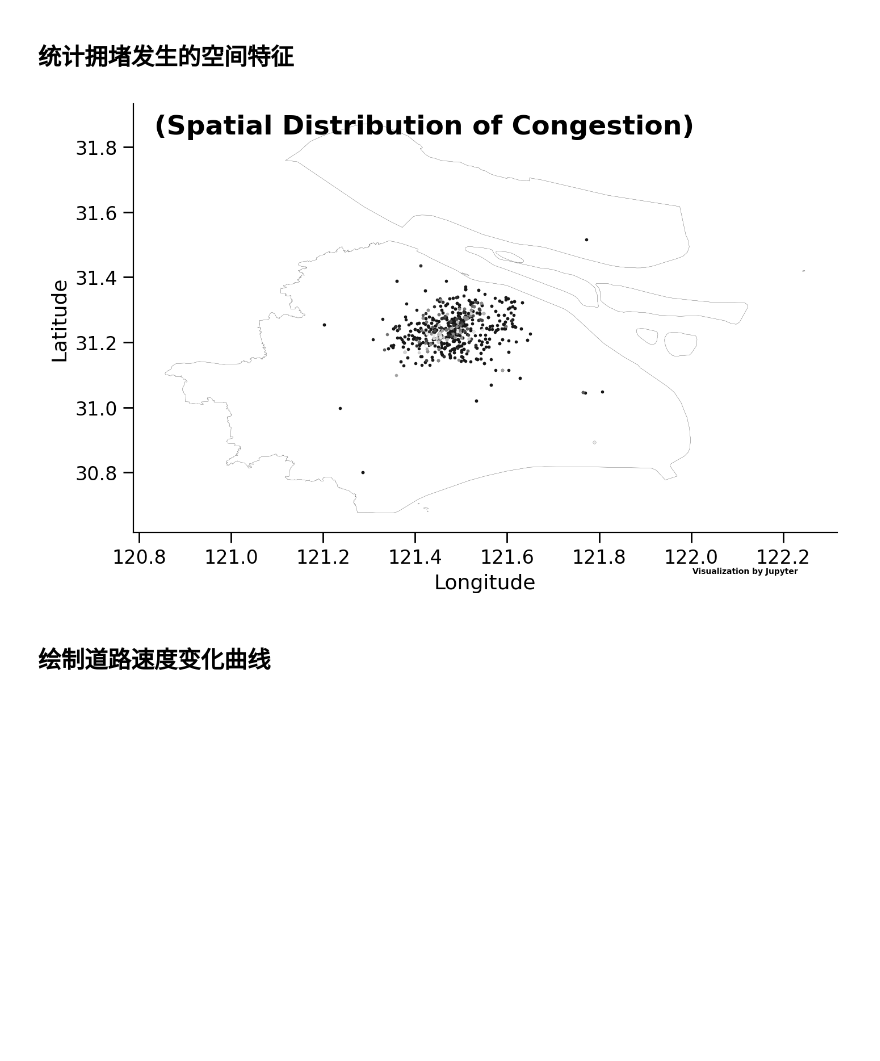
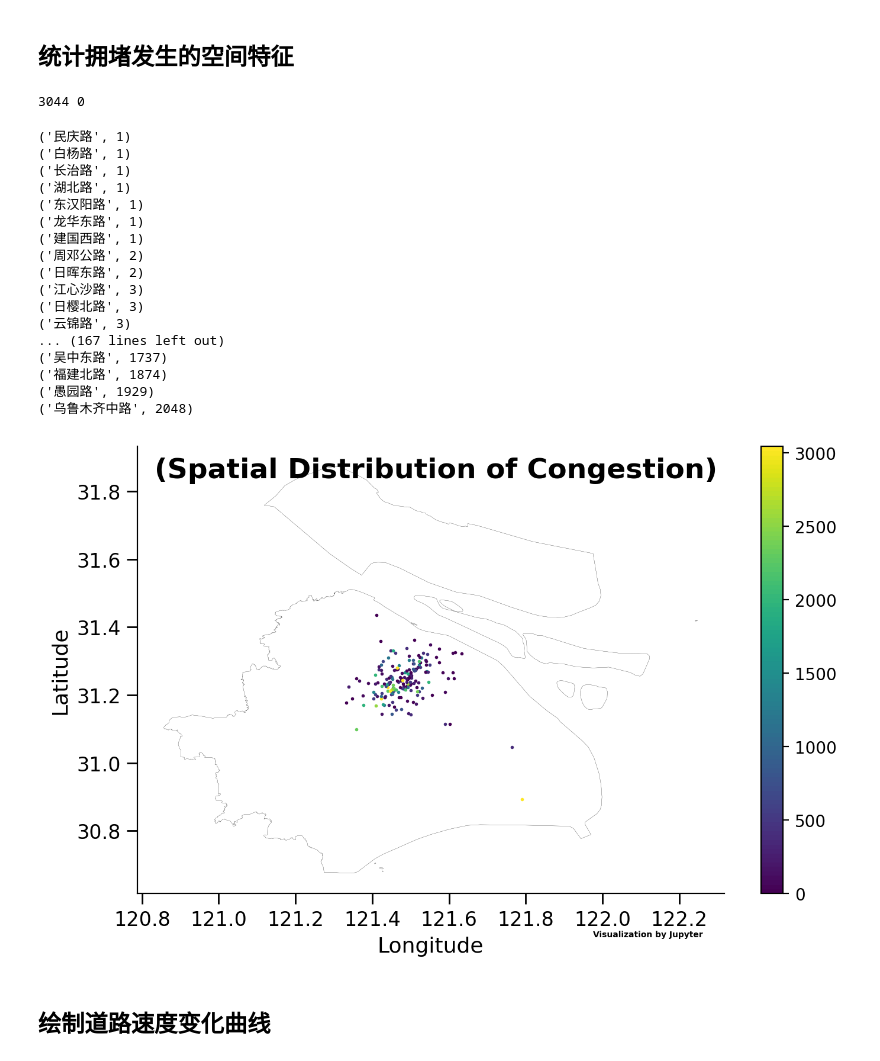
Before and after one commit to lingbai-kong/traffic_data_mining_sh, a Jupyter notebook: data_visualization.ipynb, the cells around one changed output. Saved outputs shown, nothing was run; the diff lists cells and outputs as text; code cells hidden in the pictures; blank space fills up the shorter version.

```diff
--- a/data_visualization.ipynb
+++ b/data_visualization.ipynb
@@ -250,24 +253,60 @@ for road,cnt in road_cgst_cnt.items():
+# %%
+print(maxium,minium)
+# %% [output]
+3044 0
 # %%
+cmap = cm.get_cmap('viridis', 100)
 fig,ax = plt.subplots(figsize=(8,5),dpi=200)
 for line in sh_poly_lines:
     ax.plot(line[0],line[1],color='black',linewidth=.1)
-for lv,points in road_cgst_statistic.items():
-    if len(points)==0:
-        continue
-    np_points=np.array(points).T
-    c=(lv+1)/(level+1)
-    ax.scatter(np_points[0],np_points[1],color=(c,c,c),s=1)
+history=[]
+for road,count in road_cgst_cnt.items():
+    if 'location' in road_dict[road] and road_dict[road]['location']!=(0.0,0.0) and count!=0:
+        np_points=np.array(road_dict[road]['location']).T
+        ax.scatter(np_points[0],np_points[1],color=cmap(2*float(count-minium)/float(maxium-minium)),s=1)
+        history.append((road[0],count))
+
+# for lv,points in road_cgst_statistic.items():
+#     if len(points)==0:
+#         continue
+#     np_points=np.array(points).T
+#     c=(lv+1)/(level+1)
+#     ax.scatter(np_points[0],np_points[1],color=(c,c,c),s=1)
 ax.tick_params(direction='out',labelsize=12,length=6.5,width=1,top=False,right=False)
 ax.spines['right'].set_visible(False)
 ax.spines['top'].set_visible(False)
 ax.set_ylabel('Latitude',fontsize=13)
 ax.set_xlabel('Longitude',fontsize=13)
 text_font = {'size':'17','weight':'bold','color':'black'}
 ax.text(.03,.93,'(Spatial Distribution of Congestion)',transform = ax.transAxes,fontdict=text_font,zorder=4)
 ax.text(.87,-.08,'\nVisualization by Jupyter',transform = ax.transAxes, ha='center', va='center',fontsize = 5,color='black',fontweight='bold')
+norm = colors.Normalize(vmin=minium, vmax=maxium)
+im = cm.ScalarMappable(norm=norm, cmap=cmap)
+fig.colorbar(im,ax=ax)
 fig.show()
+
+history=sorted(history, key=lambda item: item[1])
+for item in history:
+    print(item)
 # %% [output]
+('民庆路', 1)
+('白杨路', 1)
+('长治路', 1)
+('湖北路', 1)
+('东汉阳路', 1)
+('龙华东路', 1)
+('建国西路', 1)
+('周邓公路', 2)
+('日晖东路', 2)
+('江心沙路', 3)
+('日樱北路', 3)
+('云锦路', 3)
+... (167 lines left out)
+('吴中东路', 1737)
+('福建北路', 1874)
+('愚园路', 1929)
+('乌鲁木齐中路', 2048)
-[figure, old version]
+[figure, new version]
 # %% [markdown]
 ## 绘制道路速度变化曲线
 # %%
```
Also changed, not shown: parts of 5 cells of this notebook, 7 other files.
